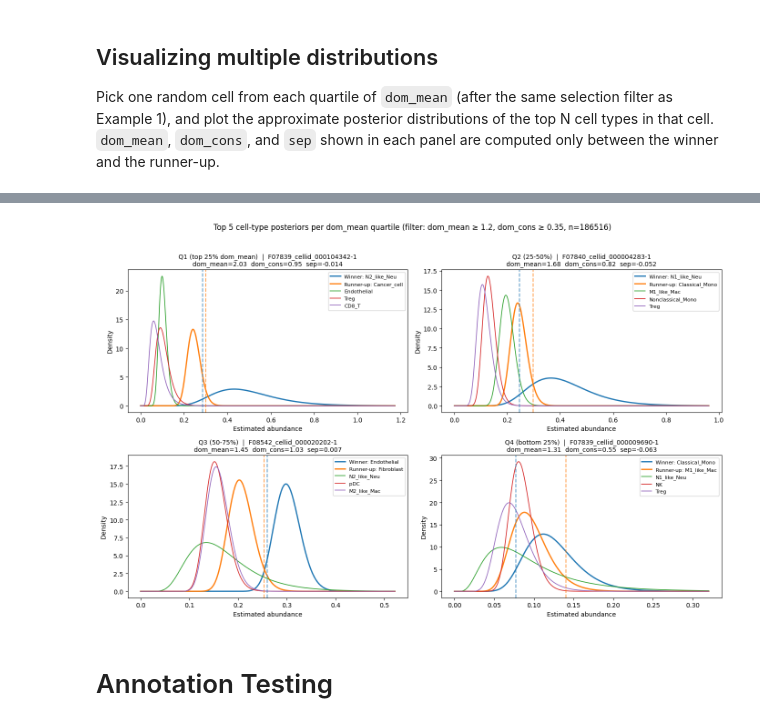
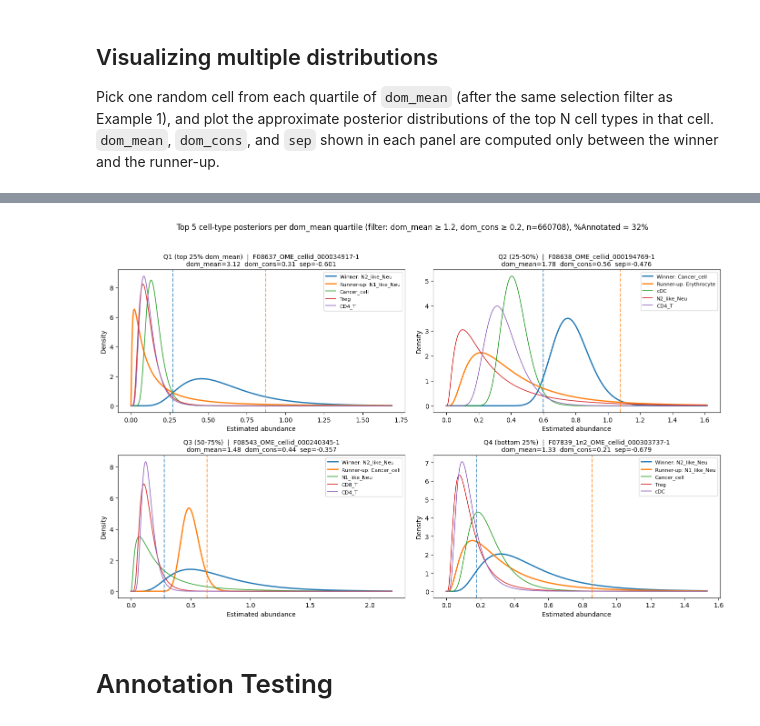
Before and after one commit to Li-Lab-COH/Spatial_CAR_T, a Jupyter notebook: CellTypeAnnotation/Processing_c2l.ipynb, the cells around one changed output, grey strips where cells are left out. Drawn from its saved outputs; the diff is of its cells as text; code cells hidden in the pictures.

Commit message:
annotation transfer complete for full dataset

```diff
--- a/CellTypeAnnotation/Processing_c2l.ipynb
+++ b/CellTypeAnnotation/Processing_c2l.ipynb
@@ -36,8 +36,9 @@ adata_out_folder  = proj_folder / "annotated_adata"
 adata_out_folder.mkdir(exist_ok=True)
 out_figs.mkdir(exist_ok=True)
 # Files
-zarr_file         = proj_folder / "data/zarr/CellCharterClusters"
-adata_ref        = proj_folder / "results/cell2location/C2L_inputs/predicted_cells_lvl2_epochs_200_Ncells1_decalpha_100.h5ad"
+# zarr_file         = proj_folder / "data/zarr/CellCharterClusters"
+adata_ref         = "/coh_labs/yunroseli/Jona/CAR-T/data/zarr/fullDataset/annotating_references/predicted_cells_lvl2_epochs_200_Ncells1_decalpha_100_posterior120_bs8192.h5ad"
+# adata_ref        = proj_folder / "results/cell2location/C2L_inputs/predicted_cells_lvl2_epochs_200_Ncells1_decalpha_100.h5ad"
 # adata_out         = adata_out_folder / "sp_200_epochs_defaultalpha.h5ad" # moved to the save section under annotation
 # %% [markdown]
 ## Processing data
@@ -970,9 +976,9 @@ summary_df.head()
 # Example 1: mean dominance > 1.5, but conservative dominance < 1
 example_mean_only = summary_df[
     # (summary_df["sep"] >= 0)
-    (summary_df["dom_mean"] >= 1.2) &
+    (summary_df["dom_mean"] >= 1.1) &
     # (summary_df["dom_mean"] <= 1.6) &
-    (summary_df["dom_cons"] >= 0.35) #&
+    (summary_df["dom_cons"] >= 0.15) #&
     # (summary_df["dom_cons"] <= 0.4)
 ].sort_values("dom_mean", ascending=False)
 
@@ -985,7 +991,7 @@ passed = (
     # (summary_df["sep"] >= 0)
     (summary_df["dom_mean"] >= 1.1) &
     # (summary_df["dom_mean"] <= 1.6) &
-    (summary_df["dom_cons"] >= 0.35) #&
+    (summary_df["dom_cons"] >= 0.05) #&
     # (summary_df["dom_cons"] <= 0.4)
 ).sum()
 
@@ -1107,10 +1116,14 @@ import numpy as np
 import matplotlib.pyplot as plt
 
 # ---- knobs ----
-DOM_MEAN_MIN = 1.2
-DOM_CONS_MIN = 0.35
+# DOM_MEAN_MIN = 1.01
+# DOM_CONS_MIN = 0.105
+
+# DOM_MEAN_MIN = 1.2
+# DOM_CONS_MIN = 0.2
+
 N_TOP_CELLTYPES = 5      # how many cell-type distributions to plot per panel (>= 2)
-RANDOM_SEED    = 0
+RANDOM_SEED    = 1
 
 # ---- selection (same logic as Example 1) ----
 sel_mask = (
@@ -1131,7 +1144,7 @@ quartile_labels = [
     "Q4 (bottom 25%)",
 ]
 
-rng = np.random.default_rng(RANDOM_SEED)
+# rng = np.random.default_rng(RANDOM_SEED)
 picked_ids = [selected.index[rng.integers(lo, hi)] for lo, hi in quartile_ranges]
 
 
@@ -1163,35 +1176,35 @@ def plot_cell_distributions(ax, row_id, n_top=N_TOP_CELLTYPES):
     win_mean = means_row[winner]
     ru_mean  = means_row[runnerup]
     win_q05  = q05_row[winner]
     ru_q95   = q95_row[runnerup]
     dom_mean_v = win_mean / (ru_mean + 1e-12)
     dom_cons_v = win_q05  / (ru_q95  + 1e-12)
     sep_v      = win_q05  - ru_q95
 
     ax.set_xlabel("Estimated abundance")
     ax.set_ylabel("Density")
     ax.legend(fontsize=8)
     return dom_mean_v, dom_cons_v, sep_v
 
 
 fig, axes = plt.subplots(2, 2, figsize=(14, 9))
 for ax, row_id, qlabel in zip(axes.flatten(), picked_ids, quartile_labels):
     dom_m, dom_c, sep_v = plot_cell_distributions(ax, row_id)
     ax.set_title(
         f"{qlabel}  |  {row_id}\n"
         f"dom_mean={dom_m:.2f}  dom_cons={dom_c:.2f}  sep={sep_v:.3f}",
         fontsize=10,
     )
 
 fig.suptitle(
     f"Top {N_TOP_CELLTYPES} cell-type posteriors per dom_mean quartile "
-    f"(filter: dom_mean ≥ {DOM_MEAN_MIN}, dom_cons ≥ {DOM_CONS_MIN}, n={n_sel})",
+    f"(filter: dom_mean ≥ {DOM_MEAN_MIN}, dom_cons ≥ {DOM_CONS_MIN}, n={n_sel}), %Annotated = {round(len(selected)/len(summary_df) * 100)}%",
     fontsize=12,
 )
 plt.tight_layout(rect=[0, 0, 1, 0.96])
 plt.show()
 # %% [output]
-[figure, old version]
+[figure, new version]
 # %% [markdown]
 # Annotation Testing
 # %%
```
Also changed, not shown: parts of 9 cells of this notebook, 2 other files.
